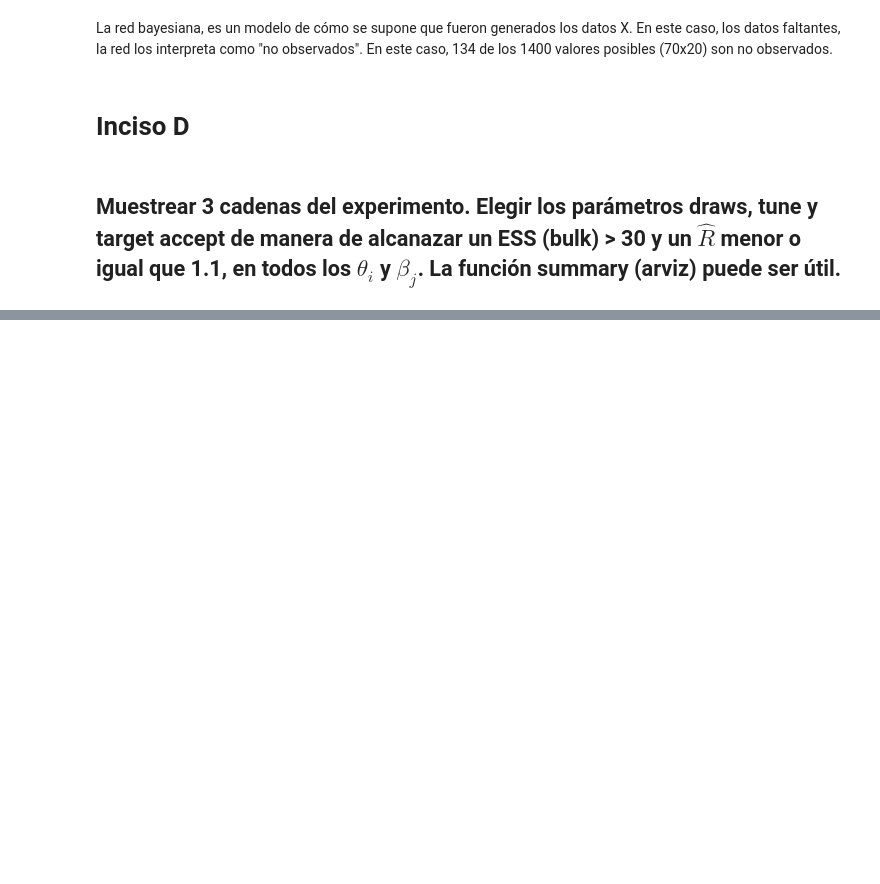
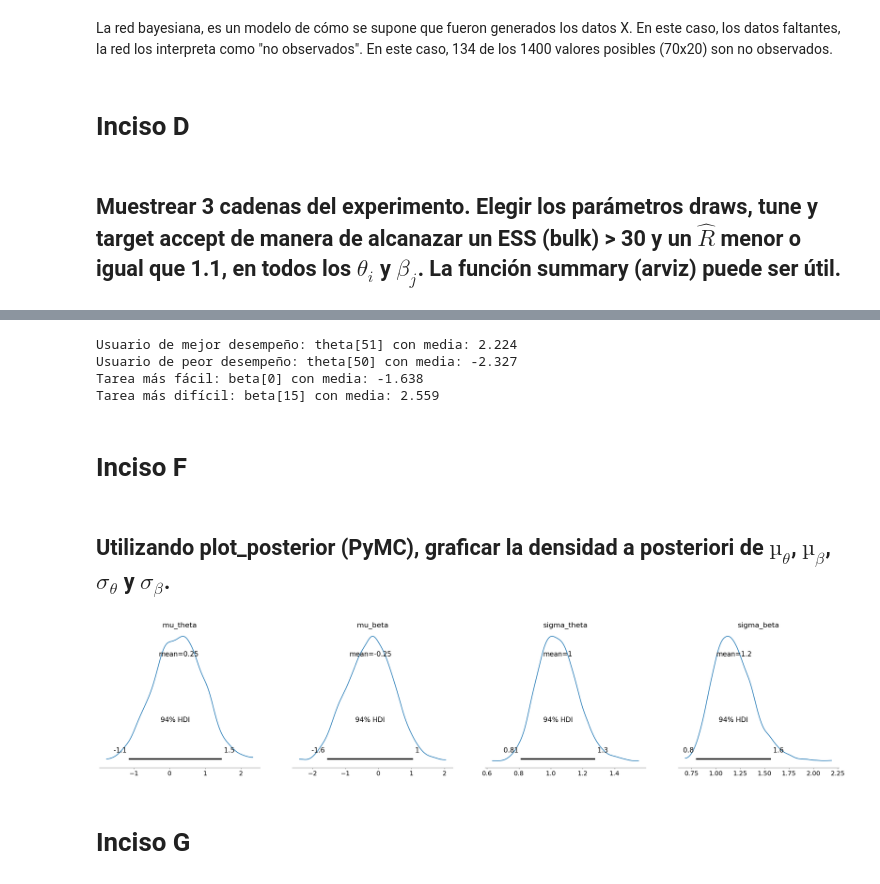
Before and after one commit to Jsar9/Signal-Processing-Workshop, a Jupyter notebook: TPs/TP11/TP11_SARMIENTO_104241.ipynb, the cells around one changed output, grey strips where cells are left out. Saved outputs shown, nothing was run; the diff lists cells and outputs as text; code cells hidden in the pictures; blank space fills up the shorter version.

```diff
--- a/TPs/TP11/TP11_SARMIENTO_104241.ipynb
+++ b/TPs/TP11/TP11_SARMIENTO_104241.ipynb
@@ -15,8 +31,6 @@ import arviz as az
 X = pd.read_csv('TA136.csv', sep=',')
 X = X.replace([""], np.nan)
 print(X.shape)
-
-X= X.head(10)
 
 # Se elimina la primer columna, que contiene 'usuario id'
 X = X.iloc[:, 1:]
@@ -70,16 +84,15 @@ La red bayesiana, es un modelo de cómo se supone que fueron generados los datos
 ## Muestrear 3 cadenas del experimento. Elegir los parámetros draws, tune y target accept de manera de alcanazar un ESS (bulk) > 30 y un $\hat{R}$ menor o igual que 1.1, en todos los $θ_i$ y $β_j$. La función summary (arviz) puede ser útil.
 # %%
 with bayesian_model:
-    idata = pm.sample(
-        draws=250, # Cuantas muestras se quieren guardar por cadena una vez que hizo el aprendizaje
+    trace = pm.sample(
+        draws=1000, # Cuantas muestras se quieren guardar por cadena una vez que hizo el aprendizaje
         tune=1000, # Cuantas muestras usa el sampler para aprender como moverse en el espacio de parámetros no se guardan
         chains=3, # Cantidad de cadenas independientes deseadas
         target_accept=0.9,
-        return_inferencedata=True
     )
 
 # Se calculan parámetros para las variables theta y beta
-summary = az.summary(idata, var_names=["theta", "beta"])
+summary = az.summary(trace, var_names=["theta", "beta"])
 print(summary)
 
 # Se verifica el cumplimiento de los criterios
@@ -87,8 +100,8 @@ ess_ok  = summary["ess_bulk"].min() > 30
 rhat_ok = summary["r_hat"].max() <= 1.1
 
 print("\n--- Evaluación de criterios ---")
-print("ESS_bulk > 30 :", ess_ok)
-print("R̂ ≤ 1.1      :", rhat_ok)
+print("ESS_bulk > 30 :", ess_ok, summary["ess_bulk"].min())
+print("R̂ ≤ 1.1      :", rhat_ok, summary["r_hat"].max())
 
 if ess_ok and rhat_ok:
     print("\nCriterios alcanzados")
@@ -125,0 +135,37 @@ R̂ ≤ 1.1      : True
+# %%
+# Se obtienen las esperanzas a posteriori de theta y beta a partir del summary previo
+theta_mean = summary.loc[summary.index.str.startswith("theta"), "mean"]
+beta_mean = summary.loc[summary.index.str.startswith("beta"), "mean"]
+
+# Se obtiene el usuario de mejor desempeño
+best_user_idx = theta_mean.idxmax()
+# Se obtiene el usuario de peor desempeño
+worst_user_idx = theta_mean.idxmin()
+
+# Se obtiene el id de la tarea más fácil
+easiest_task_idx = beta_mean.idxmin()  # Menor beta implica que es más fácil
+# Tarea más difícil
+hardest_task_idx = beta_mean.idxmax()  # Mayor beta implica que es más difícil
+
+
+#### Se imprimen los resultados
+
+print("Usuario de mejor desempeño:", best_user_idx, "con media:", theta_mean[best_user_idx])
+print("Usuario de peor desempeño:", worst_user_idx, "con media:", theta_mean[worst_user_idx])
+print("Tarea más fácil:", easiest_task_idx, "con media:", beta_mean[easiest_task_idx])
+print("Tarea más difícil:", hardest_task_idx, "con media:", beta_mean[hardest_task_idx])
+# %% [output]
+Usuario de mejor desempeño: theta[51] con media: 2.224
+Usuario de peor desempeño: theta[50] con media: -2.327
+Tarea más fácil: beta[0] con media: -1.638
+Tarea más difícil: beta[15] con media: 2.559
+# %% [markdown]
+# Inciso F
+# %% [markdown]
+## Utilizando plot_posterior (PyMC), graficar la densidad a posteriori de $µ_θ$, $µ_β$, $σ_θ$ y $σ_β$.
+# %%
+_ = pm.plot_posterior(trace.posterior[['mu_theta', 'mu_beta', 'sigma_theta', 'sigma_beta']])
+# %% [output]
+[figure, added]
+# %% [markdown]
+# Inciso G
```
Also changed, not shown: parts of 9 cells of this notebook.
